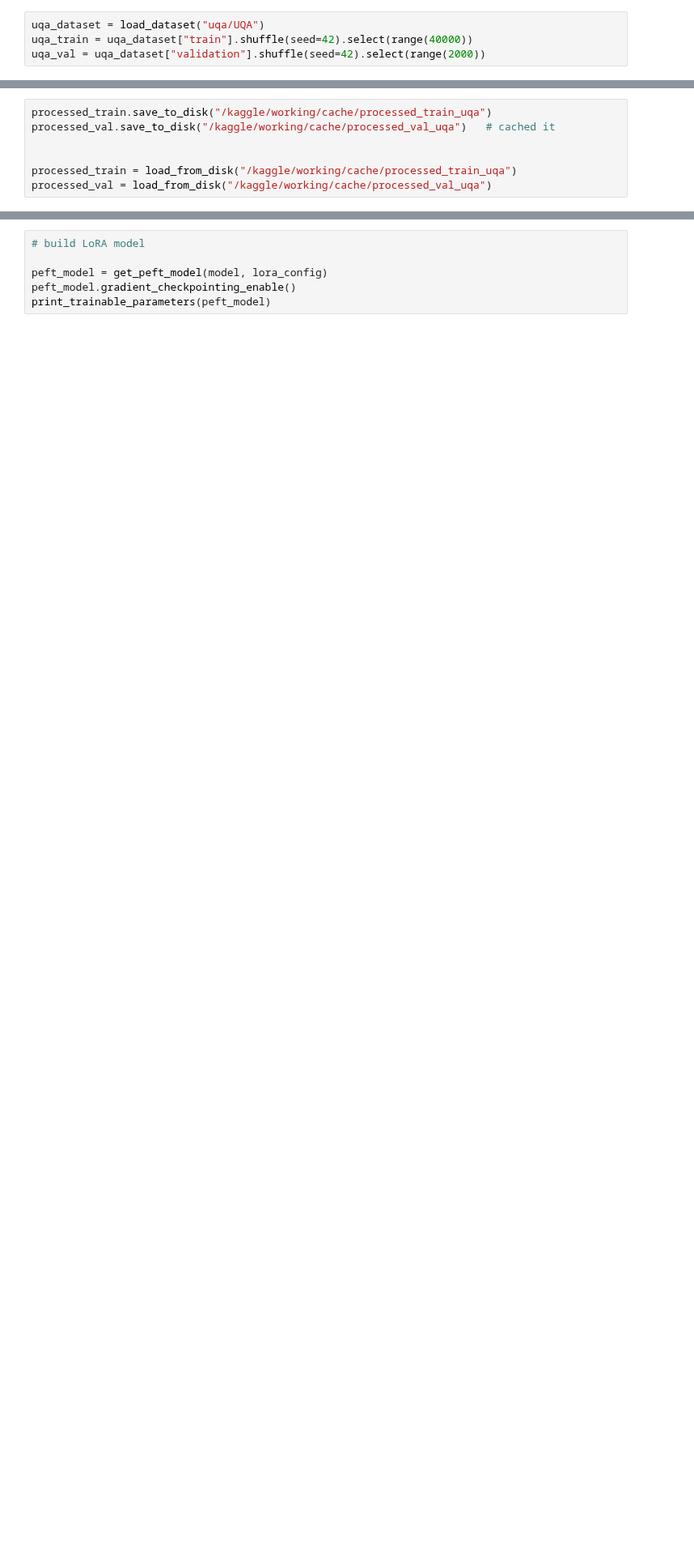
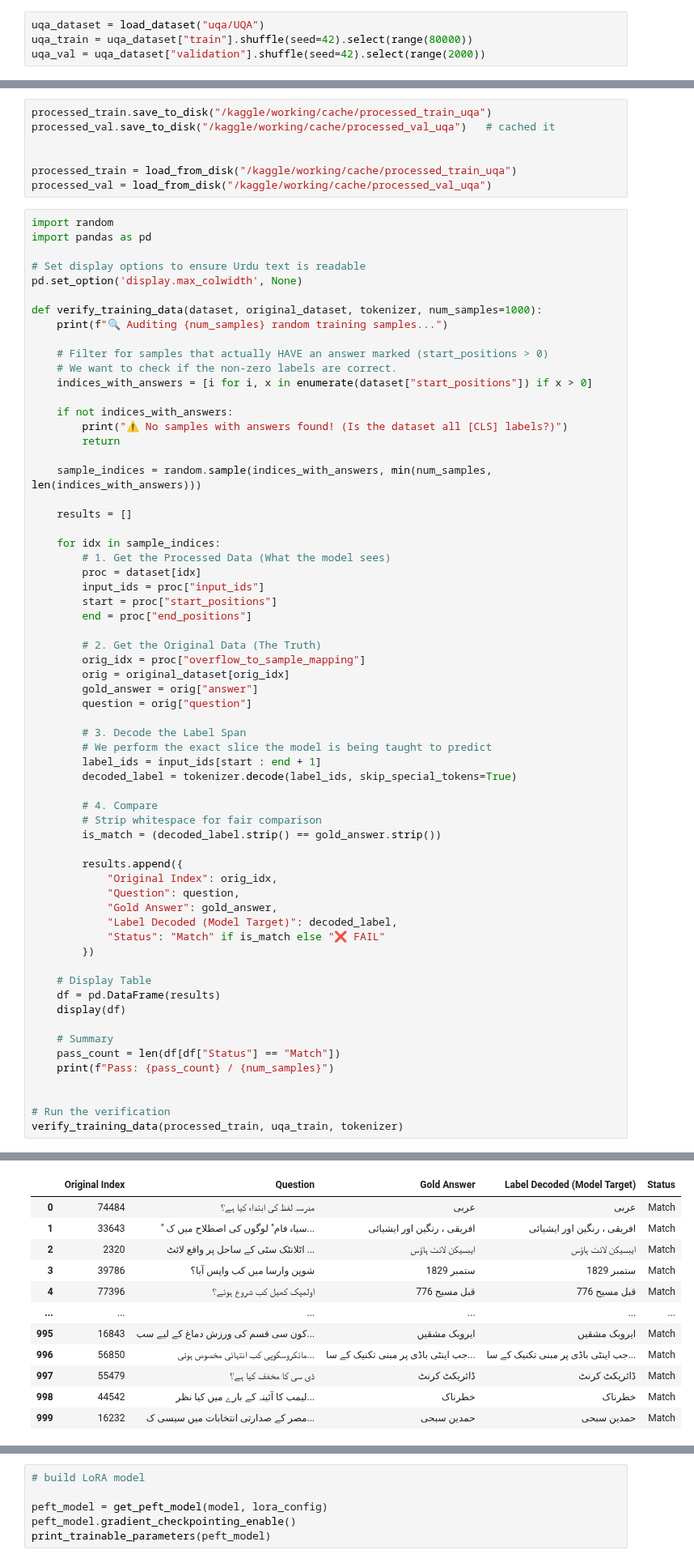
Before and after one commit to VohraAK/canine-replication, a Jupyter notebook: Train_CANINE_S_LoRA_UQA.ipynb, the cells around one changed output, grey strips where cells are left out. Shown at 81% size. Drawn from its saved outputs; the diff is of its cells as text; blank space fills up the shorter version.

```diff
--- a/Train_CANINE_S_LoRA_UQA.ipynb
+++ b/Train_CANINE_S_LoRA_UQA.ipynb
@@ -39,5 +39,5 @@ Some weights of CanineForQuestionAnswering were not initialized from the model c
 You should probably TRAIN this model on a down-stream task to be able to use it for predictions and inference.
 # %%
 uqa_dataset = load_dataset("uqa/UQA")
-uqa_train = uqa_dataset["train"].shuffle(seed=42).select(range(40000))
+uqa_train = uqa_dataset["train"].shuffle(seed=42).select(range(80000))
 uqa_val = uqa_dataset["validation"].shuffle(seed=42).select(range(2000))
@@ -207,3 +209,67 @@ processed_val.save_to_disk("/kaggle/working/cache/processed_val_uqa")   # cached
 
 processed_train = load_from_disk("/kaggle/working/cache/processed_train_uqa")
 processed_val = load_from_disk("/kaggle/working/cache/processed_val_uqa")
+# %%
+import random
+import pandas as pd
+
+# Set display options to ensure Urdu text is readable
+pd.set_option('display.max_colwidth', None)
+
+def verify_training_data(dataset, original_dataset, tokenizer, num_samples=1000):
+    print(f"🔍 Auditing {num_samples} random training samples...")
+
+    # Filter for samples that actually HAVE an answer marked (start_positions > 0)
+    # We want to check if the non-zero labels are correct.
+    indices_with_answers = [i for i, x in enumerate(dataset["start_positions"]) if x > 0]
+
+    if not indices_with_answers:
+        print("⚠️ No samples with answers found! (Is the dataset all [CLS] labels?)")
+        return
+
+    sample_indices = random.sample(indices_with_answers, min(num_samples, len(indices_with_answers)))
+
+    results = []
+
+    for idx in sample_indices:
+        # 1. Get the Processed Data (What the model sees)
+        proc = dataset[idx]
+        input_ids = proc["input_ids"]
+        start = proc["start_positions"]
+        end = proc["end_positions"]
+
+        # 2. Get the Original Data (The Truth)
+        orig_idx = proc["overflow_to_sample_mapping"]
+        orig = original_dataset[orig_idx]
+        gold_answer = orig["answer"]
+        question = orig["question"]
+
+        # 3. Decode the Label Span
+        # We perform the exact slice the model is being taught to predict
+        label_ids = input_ids[start : end + 1]
+        decoded_label = tokenizer.decode(label_ids, skip_special_tokens=True)
+
+        # 4. Compare
+        # Strip whitespace for fair comparison
+        is_match = (decoded_label.strip() == gold_answer.strip())
+
+        results.append({
+            "Original Index": orig_idx,
+            "Question": question,
+            "Gold Answer": gold_answer,
+            "Label Decoded (Model Target)": decoded_label,
+            "Status": "Match" if is_match else "❌ FAIL"
+        })
+
+    # Display Table
+    df = pd.DataFrame(results)
+    display(df)
+
+    # Summary
+    pass_count = len(df[df["Status"] == "Match"])
+    print(f"Pass: {pass_count} / {num_samples}")
+
+
+# Run the verification
+verify_training_data(processed_train, uqa_train, tokenizer)
+# %% [output]
@@ -209,0 +277,12 @@ processed_val = load_from_disk("/kaggle/working/cache/processed_val_uqa")
+|  | Original Index | Question | Gold Answer | Label Decoded (Model Target) | Status |
+| 0 | 74484 | مدرسہ لفظ کی ابتداء کیا ہے؟ | عربی | عربی | Match |
+| 1 | 33643 | " سیاہ فام" لوگوں کی اصطلاح میں ک... | افریقی ، رنگین اور ایشیائی | افریقی ، رنگین اور ایشیائی | Match |
+| 2 | 2320 | اٹلانٹک سٹی کے ساحل پر واقع لائٹ ... | ایبسیکن لائٹ ہاؤس | ایبسیکن لائٹ ہاؤس | Match |
+| 3 | 39786 | شوپن وارسا میں کب واپس آیا؟ | ستمبر 1829 | ستمبر 1829 | Match |
+| 4 | 77396 | اولمپک کھیل کب شروع ہوئے؟ | 776 قبل مسیح | 776 قبل مسیح | Match |
+| ... | ... | ... | ... | ... | ... |
+| 995 | 16843 | کون سی قسم کی ورزش دماغ کے لیے سب... | ایروبک مشقیں | ایروبک مشقیں | Match |
+| 996 | 56850 | مائکروسکوپی کب انتہائی مخصوص ہوتی... | جب اینٹی باڈی پر مبنی تکنیک کے سا... | جب اینٹی باڈی پر مبنی تکنیک کے سا... | Match |
+| 997 | 55479 | ڈی سی کا مخفف کیا ہے؟ | ڈائریکٹ کرنٹ | ڈائریکٹ کرنٹ | Match |
+| 998 | 44542 | لیمب کا آئینہ کے بارے میں کیا نظر... | خطرناک | خطرناک | Match |
+| 999 | 16232 | مصر کے صدارتی انتخابات میں سیسی ک... | حمدین سبحی | حمدین سبحی | Match |
```
Also changed, not shown: parts of 17 cells of this notebook.
